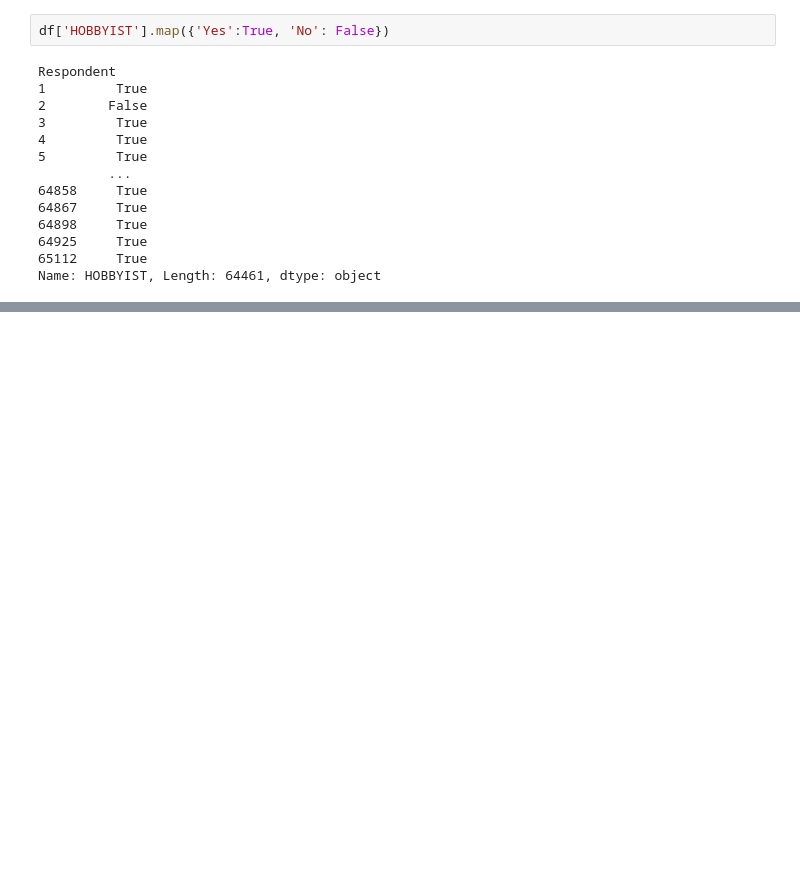
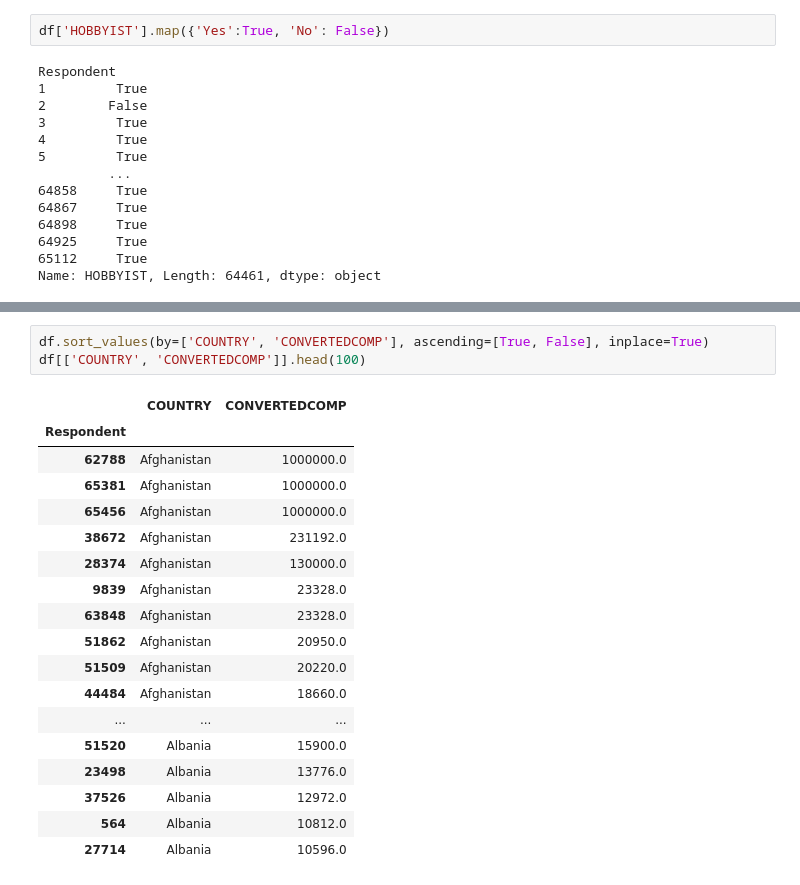
Before and after one commit to JefersonMelo/22-Banco, a Jupyter notebook: 03-Pandas/panda.ipynb, the cells around one changed output, grey strips where cells are left out. Saved outputs shown, nothing was run; the diff lists cells and outputs as text; blank space fills up the shorter version.

```diff
--- a/03-Pandas/panda.ipynb
+++ b/03-Pandas/panda.ipynb
@@ -503,0 +524,22 @@ Name: HOBBYIST, Length: 64461, dtype: object
+# %%
+df.sort_values(by=['COUNTRY', 'CONVERTEDCOMP'], ascending=[True, False], inplace=True)
+df[['COUNTRY', 'CONVERTEDCOMP']].head(100)
+# %% [output]
+|  | COUNTRY | CONVERTEDCOMP |
+| Respondent |  |  |
+| 62788 | Afghanistan | 1000000.0 |
+| 65381 | Afghanistan | 1000000.0 |
+| 65456 | Afghanistan | 1000000.0 |
+| 38672 | Afghanistan | 231192.0 |
+| 28374 | Afghanistan | 130000.0 |
+| 9839 | Afghanistan | 23328.0 |
+| 63848 | Afghanistan | 23328.0 |
+| 51862 | Afghanistan | 20950.0 |
+| 51509 | Afghanistan | 20220.0 |
+| 44484 | Afghanistan | 18660.0 |
+| ... | ... | ... |
+| 51520 | Albania | 15900.0 |
+| 23498 | Albania | 13776.0 |
+| 37526 | Albania | 12972.0 |
+| 564 | Albania | 10812.0 |
+| 27714 | Albania | 10596.0 |
```
Also changed, not shown: parts of 3 cells of this notebook, 1 other file.
